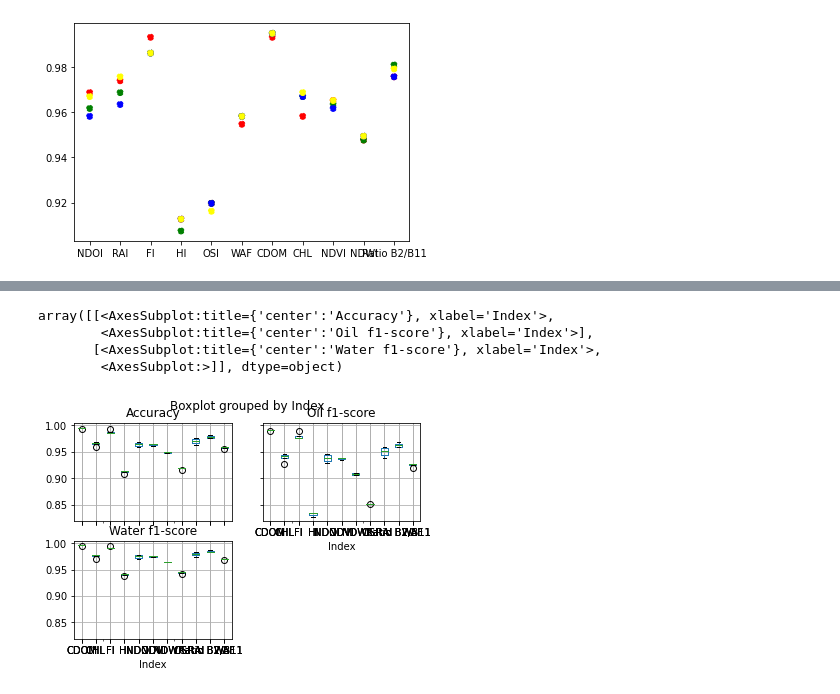
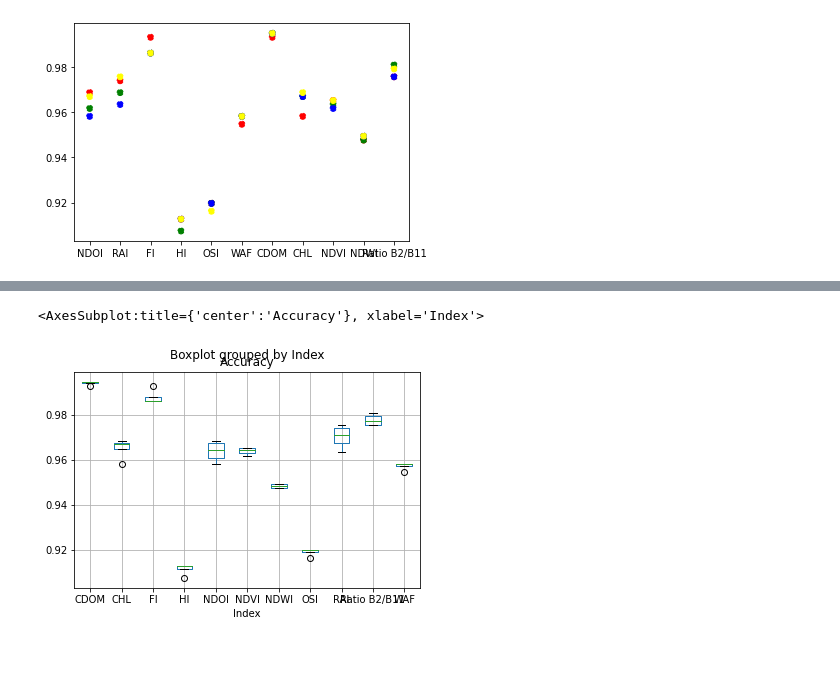
Before and after one commit to AmbarJade/NDOI-index, a Jupyter notebook: Error_representation.ipynb, the cells around one changed output, grey strips where cells are left out. Drawn from its saved outputs; the diff is of its cells as text; code cells hidden in the pictures; blank space fills up the shorter version.

Commit message:
Simplify boxplot

```diff
--- a/Error_representation.ipynb
+++ b/Error_representation.ipynb
@@ -45,8 +35,6 @@ Av_1.plot.line(x = "Index", y = 'Accuracy', color = Av_1.Model.map(col))
 # %%
-Av_1.boxplot(column=["Accuracy","Oil f1-score","Water f1-score"], by="Index")
+Av_1.boxplot(column="Accuracy", by="Index")
+#Av_1.boxplot(column=["Oil f1-score","Water f1-score"], by="Index")
 # %% [output]
-array([[<AxesSubplot:title={'center':'Accuracy'}, xlabel='Index'>,
-        <AxesSubplot:title={'center':'Oil f1-score'}, xlabel='Index'>],
-       [<AxesSubplot:title={'center':'Water f1-score'}, xlabel='Index'>,
-        <AxesSubplot:>]], dtype=object)
+<AxesSubplot:title={'center':'Accuracy'}, xlabel='Index'>
-[figure, old version]
+[figure, new version]
```
Also changed, not shown: parts of 6 cells of this notebook.
